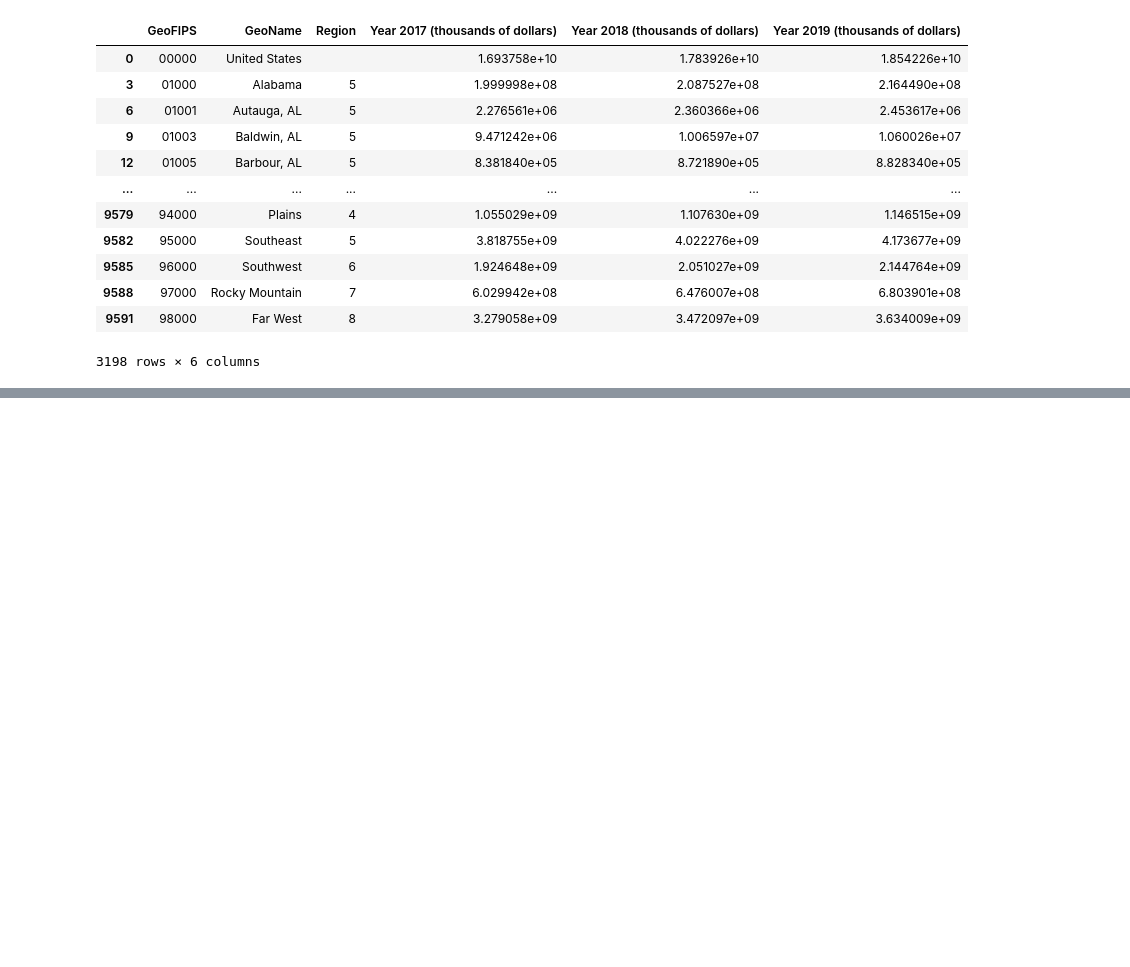
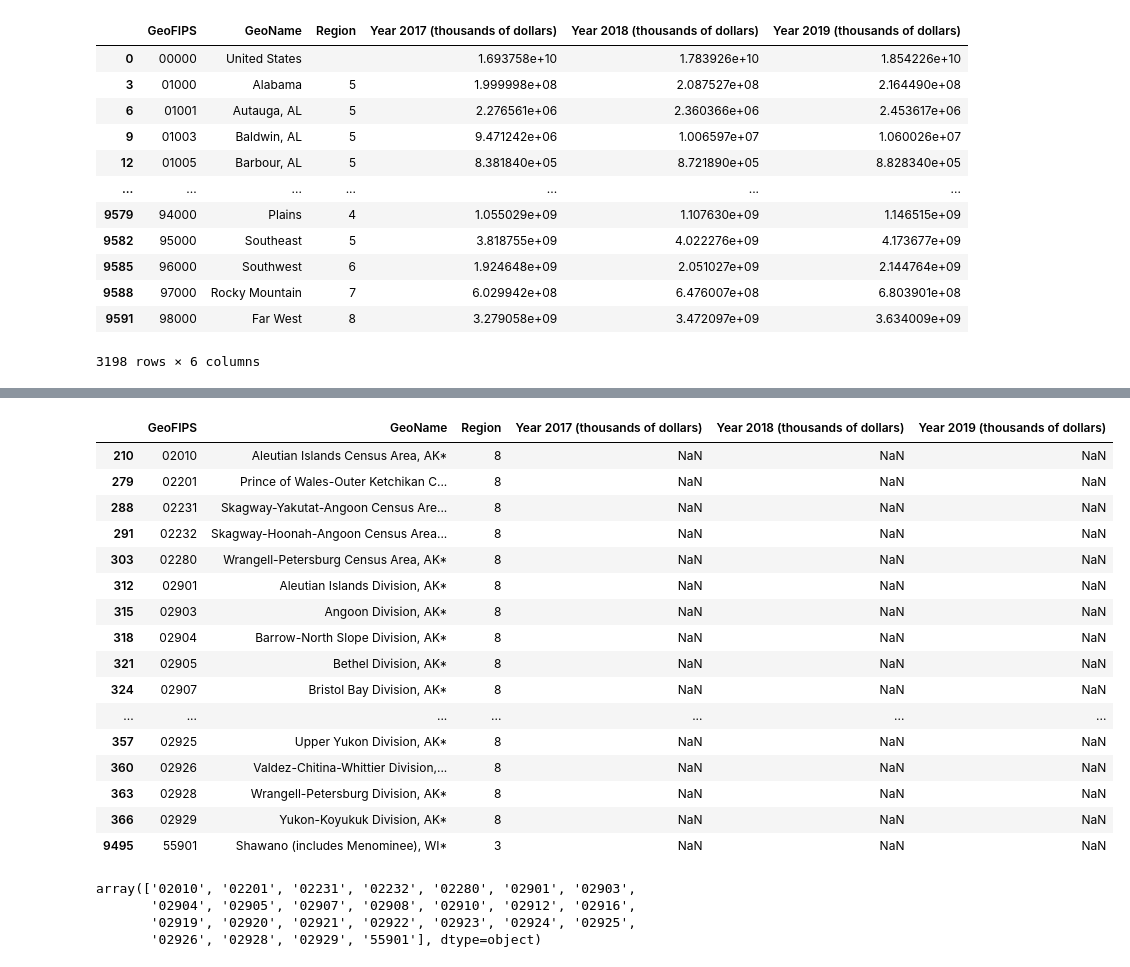
Before and after one commit to willkchan/Pollution-Forecast, a Jupyter notebook: src/preparation/Data_Wrangling.ipynb, the cells around one changed output, grey strips where cells are left out. Saved outputs shown, nothing was run; the diff lists cells and outputs as text; code cells hidden in the pictures; blank space fills up the shorter version.

```diff
--- a/src/preparation/Data_Wrangling.ipynb
+++ b/src/preparation/Data_Wrangling.ipynb
@@ -454,0 +479,30 @@ county_personal_incomes_2017_2019
+# %%
+# missing data in personal income
+
+missing = county_personal_incomes_2017_2019['Year 2017 (thousands of dollars)'].isnull()
+display(county_personal_incomes_2017_2019.loc[missing])
+missing_id = county_personal_incomes_2017_2019.loc[missing]['GeoFIPS'].values
+# missing data mainly in AK and one in Wisconsin
+# doesnt really to matter much as they are not found in other dataset and cannot be merge
+# %% [output]
+|  | GeoFIPS | GeoName | Region | Year 2017 (thousands of dollars) | Year 2018 (thousands of dollars) | Year 2019 (thousands of dollars) |
+| 210 | 02010 | Aleutian Islands Census Area, AK* | 8 | NaN | NaN | NaN |
+| 279 | 02201 | Prince of Wales-Outer Ketchikan C... | 8 | NaN | NaN | NaN |
+| 288 | 02231 | Skagway-Yakutat-Angoon Census Are... | 8 | NaN | NaN | NaN |
+| 291 | 02232 | Skagway-Hoonah-Angoon Census Area... | 8 | NaN | NaN | NaN |
+| 303 | 02280 | Wrangell-Petersburg Census Area, AK* | 8 | NaN | NaN | NaN |
+| 312 | 02901 | Aleutian Islands Division, AK* | 8 | NaN | NaN | NaN |
+| 315 | 02903 | Angoon Division, AK* | 8 | NaN | NaN | NaN |
+| 318 | 02904 | Barrow-North Slope Division, AK* | 8 | NaN | NaN | NaN |
+| 321 | 02905 | Bethel Division, AK* | 8 | NaN | NaN | NaN |
+| 324 | 02907 | Bristol Bay Division, AK* | 8 | NaN | NaN | NaN |
+| ... | ... | ... | ... | ... | ... | ... |
+| 357 | 02925 | Upper Yukon Division, AK* | 8 | NaN | NaN | NaN |
+| 360 | 02926 | Valdez-Chitina-Whittier Division,... | 8 | NaN | NaN | NaN |
+| 363 | 02928 | Wrangell-Petersburg Division, AK* | 8 | NaN | NaN | NaN |
+| 366 | 02929 | Yukon-Koyukuk Division, AK* | 8 | NaN | NaN | NaN |
+| 9495 | 55901 | Shawano (includes Menominee), WI* | 3 | NaN | NaN | NaN |
+array(['02010', '02201', '02231', '02232', '02280', '02901', '02903',
+       '02904', '02905', '02907', '02908', '02910', '02912', '02916',
+       '02919', '02920', '02921', '02922', '02923', '02924', '02925',
+       '02926', '02928', '02929', '55901'], dtype=object)
```
Also changed, not shown: parts of 21 cells of this notebook.
